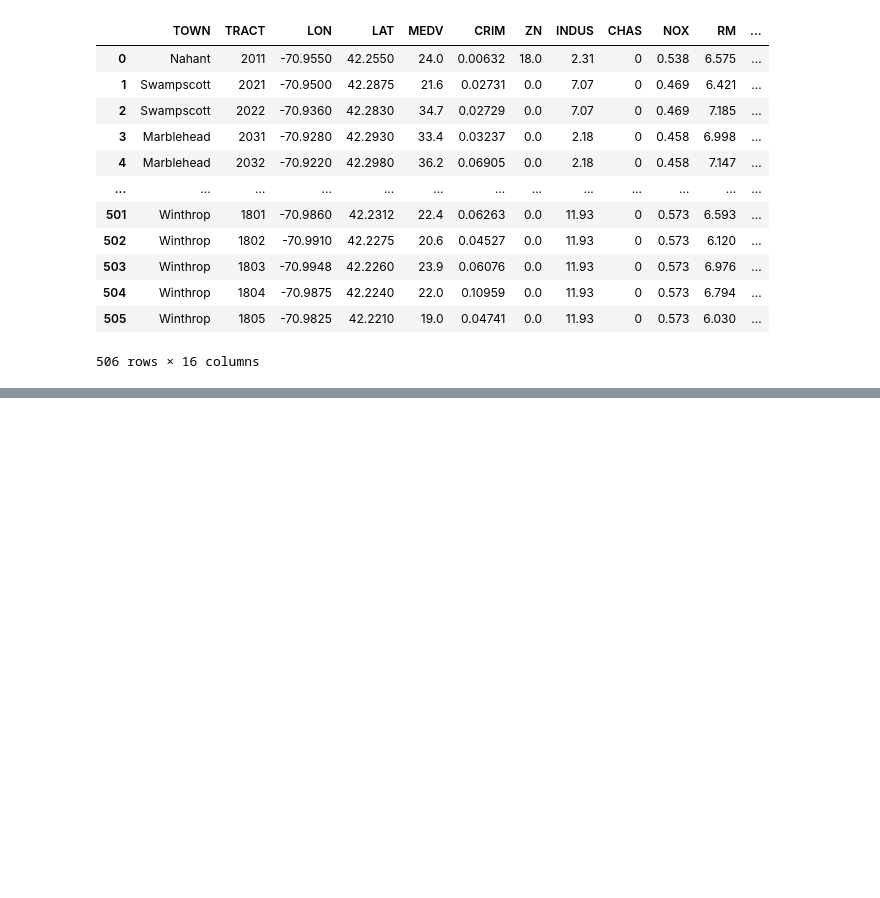
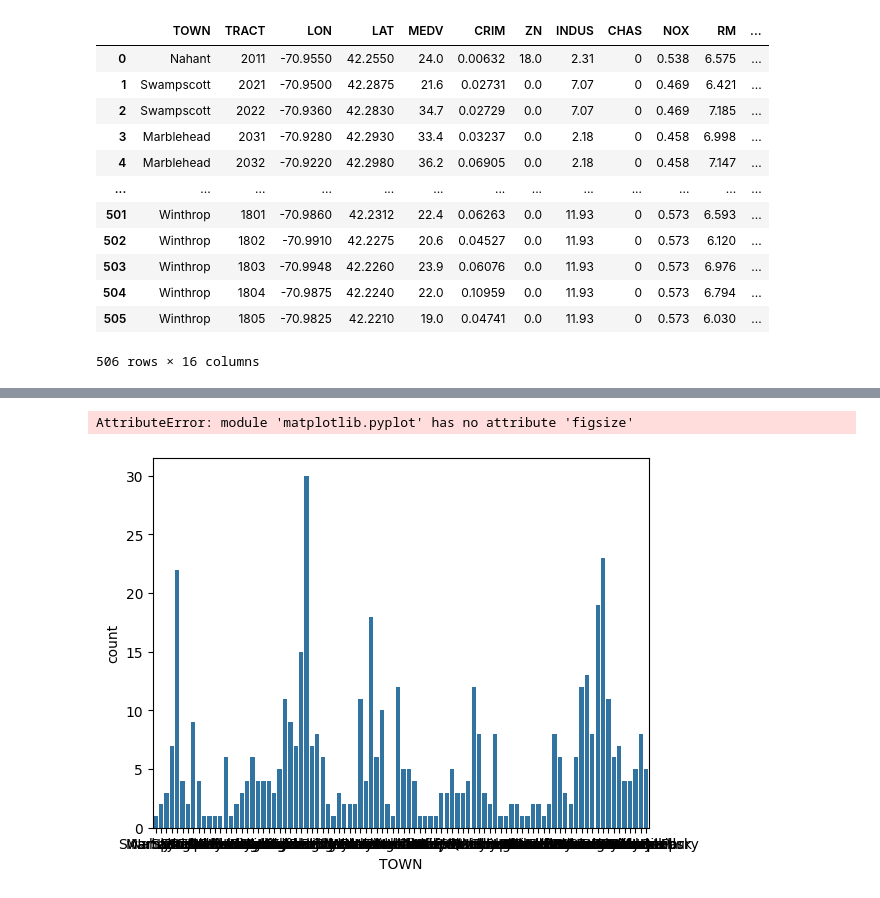
Before and after one commit to Salciano/Python, a Jupyter notebook: Predicting_the_House_Market_(WIP).ipynb, the cells around one changed output, grey strips where cells are left out. Cells and saved outputs as stored; diff of their text form; code cells hidden in the pictures; blank space fills up the shorter version.

```diff
--- a/Predicting_the_House_Market_(WIP).ipynb
+++ b/Predicting_the_House_Market_(WIP).ipynb
@@ -156,0 +193,11 @@ There could be many reasons for this. Sometimes mistakes are made when collectin
+# %%
+#for non-numeric categorical data
+
+sns.countplot(x="TOWN", data=df) # text was unreadable
+plt.figsize(12)
+plt.xticks(rotation=45, spacing=5)
+
+#plt.figure(figsize=(width, height))
+# %% [output]
+AttributeError: module 'matplotlib.pyplot' has no attribute 'figsize'
+[figure, added]
```
Also changed, not shown: parts of 28 cells of this notebook.
